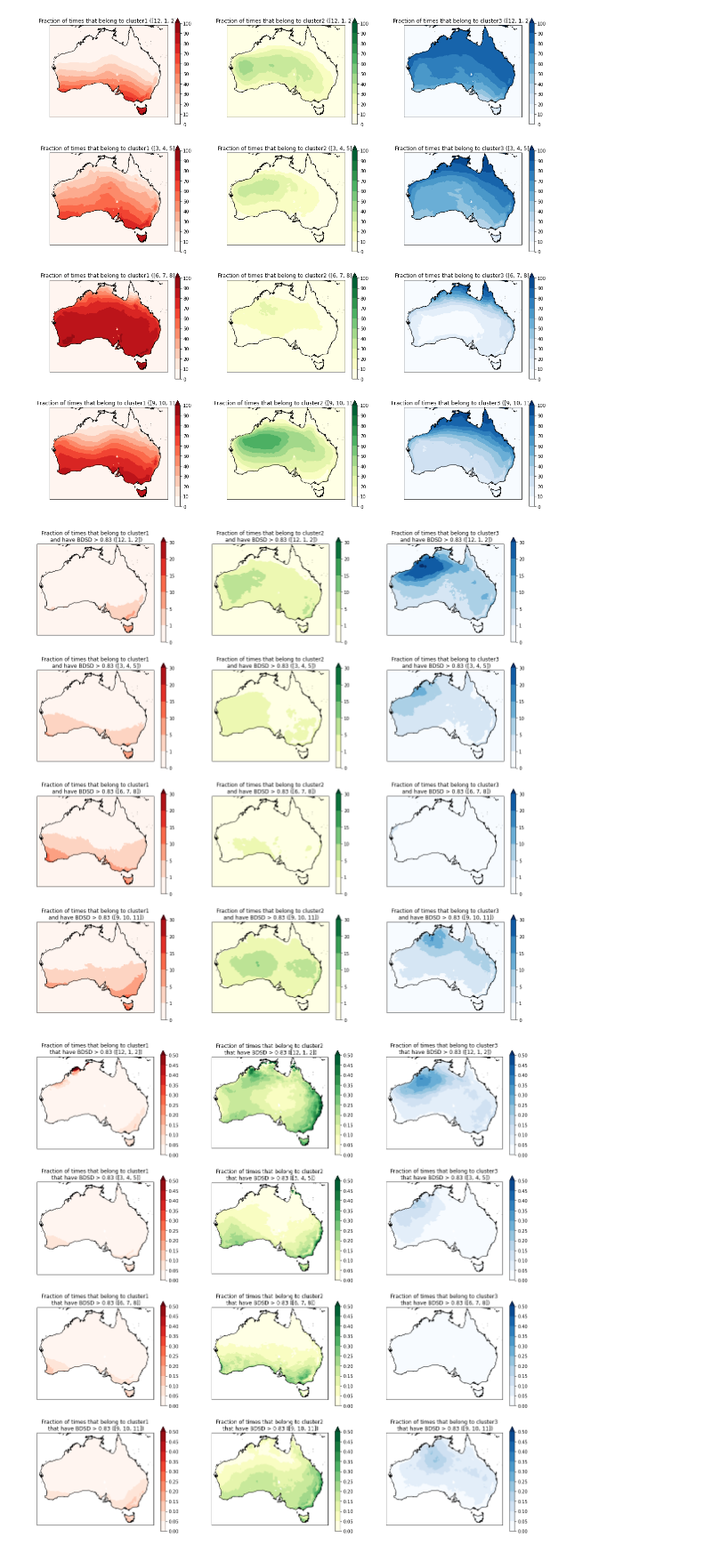
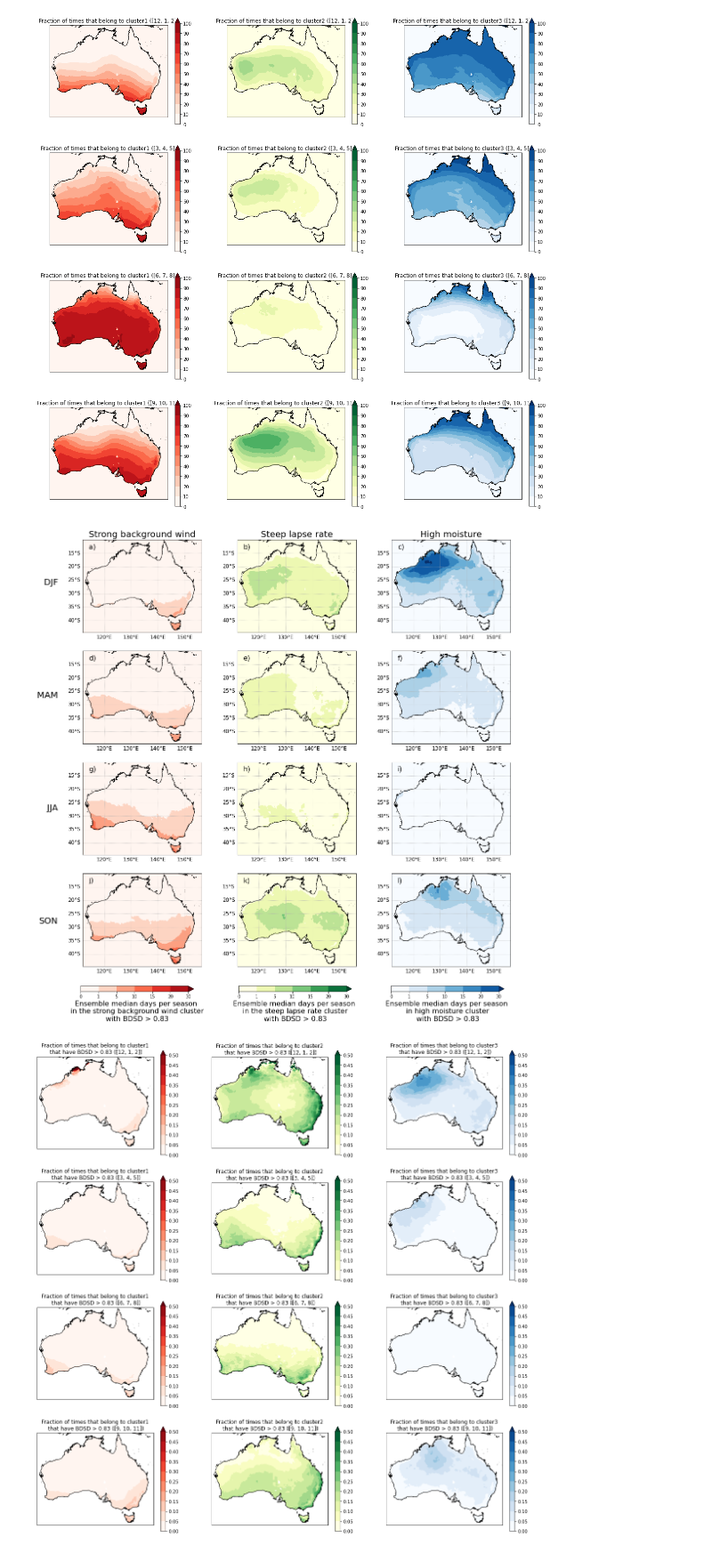
Before and after one commit to andrewbrown31/tint_processing, a Jupyter notebook: systematic_analysis/cmip_clustering.ipynb, the cells around one changed output. Shown at 89% size. Saved outputs shown, nothing was run; the diff lists cells and outputs as text; code cells hidden in the pictures.

```diff
--- a/systematic_analysis/cmip_clustering.ipynb
+++ b/systematic_analysis/cmip_clustering.ipynb
@@ -93,29 +75,65 @@ for season, da in iters:
 # %% [output]
 [figure]
 # %%
-def plot_clim_bdsd(da,times,months,ax):
-
-    levs = [0,1,5,10,15,20,30]
+def plot_clim_bdsd(da,times,months,ax,letter):
 
     cmaps = {"cluster1_bdsd":plt.get_cmap("Reds"), "cluster2_bdsd":plt.get_cmap("YlGn"), "cluster3_bdsd":plt.get_cmap("Blues"), "clusterall_bdsd":plt.get_cmap("Greys")}
 
     c=xr.plot.contourf((da.sel({"time":np.in1d([t.month for t in times],months)}).sum("time") / (2006-1979)).median("models"),
-                       cmap=cmaps[da.name],levels=levs, ax=ax, extend="max",add_colorbar=False)
+                       cmap=cmaps[da.name],levels=[0,1,5,10,15,20,30], ax=ax, extend="max",add_colorbar=False)
     ax.coastlines("10m")
-    cb=plt.colorbar(c)
-    cb.set_ticks(levs)
-    plt.title("Fraction of times that belong to "+ da.name.split("_")[0] +"\n and have BDSD > 0.83"+ " (" + str(season) + ")")
+    g=ax.gridlines(draw_labels=True,linestyle=":"); g.top_labels=False; g.right_labels=False
+    g.xlabel_style={"size":12}
+    g.ylabel_style={"size":12}
+    g.xformatter = LONGITUDE_FORMATTER
+    g.yformatter = LATITUDE_FORMATTER
+    ax.text(0.05,0.9,letter+")",size=16,transform=ax.transAxes)
+    #cb=plt.colorbar(c)
+    #cb.set_ticks(levs)
+    #plt.title("Days in "+ da.name.split("_")[0] +"\n and have BDSD > 0.83"+ " (" + str(season) + ")")
+    return c
 
 
-
-plt.figure(figsize=[20,20])
+fig=plt.figure(figsize=[18,18])
 iters = product(([12,1,2],[3,4,5],[6,7,8],[9,10,11]), (f.cluster1_bdsd, f.cluster2_bdsd, f.cluster3_bdsd))
 cnt=1
+letters=["a","b","c","d","e","f","g","h","i","j","k","l","m","n","o","p"]
 for season, da in iters:
-    plot_clim_bdsd(da, times, season, plt.subplot(4,3,cnt,projection=ccrs.PlateCarree()))
+    c=plot_clim_bdsd(da, times, season, plt.subplot(4,3,cnt,projection=ccrs.PlateCarree()),letters[cnt-1])
+    if cnt==1:
+        plt.title("Strong background wind",size=20)
+    elif cnt==2:
+        plt.title("Steep lapse rate",size=20)
+    elif cnt==3:
+        plt.title("High moisture",size=20)
     cnt=cnt+1
+
+    if cnt==11:
+        cb=plt.colorbar(c,cax=plt.axes([0.13,0.08,0.2,0.01]),orientation="horizontal")
+        cb.set_ticks([0,1,5,10,15,20,30])
+        cb.set_label("Ensemble median days per season \nin the strong background wind cluster\nwith BDSD > 0.83",size=16)
+    elif cnt==12:
+        cb=plt.colorbar(c,cax=plt.axes([0.41,0.08,0.2,0.01]),orientation="horizontal")
+        cb.set_ticks([0,1,5,10,15,20,30])
+        cb.set_label("Ensemble median days per season \nin the steep lapse rate cluster\nwith BDSD > 0.83",size=16)
+    elif cnt==13:
+        cb=plt.colorbar(c,cax=plt.axes([0.68,0.08,0.2,0.01]),orientation="horizontal")
+        cb.set_ticks([0,1,5,10,15,20,30])
+        cb.set_label("Ensemble median days per season \nin high moisture cluster\nwith BDSD > 0.83",size=16)
+
+
+ylab="DJF"
+fig.text(0.09,0.8,ylab,size=20,ha="right")
+ylab="MAM"
+fig.text(0.09,0.6,ylab,size=20,ha="right")
+ylab="JJA"
+fig.text(0.09,0.4,ylab,size=20,ha="right")
+ylab="SON"
+fig.text(0.09,0.2,ylab,size=20,ha="right")
+
+plt.savefig("/g/data/eg3/ab4502/figs/ExtremeWind/cmip5_cluster_historical_clim.jpeg",dpi=300,bbox_inches="tight",transparent=True)
 # %% [output]
-[figure, old version]
+[figure, new version]
 # %%
 def plot_bdsd_frac(da_cluster,da_bdsd,times,months,ax):
 
```
Also changed, not shown: parts of 4 cells of this notebook, 21 other files.
